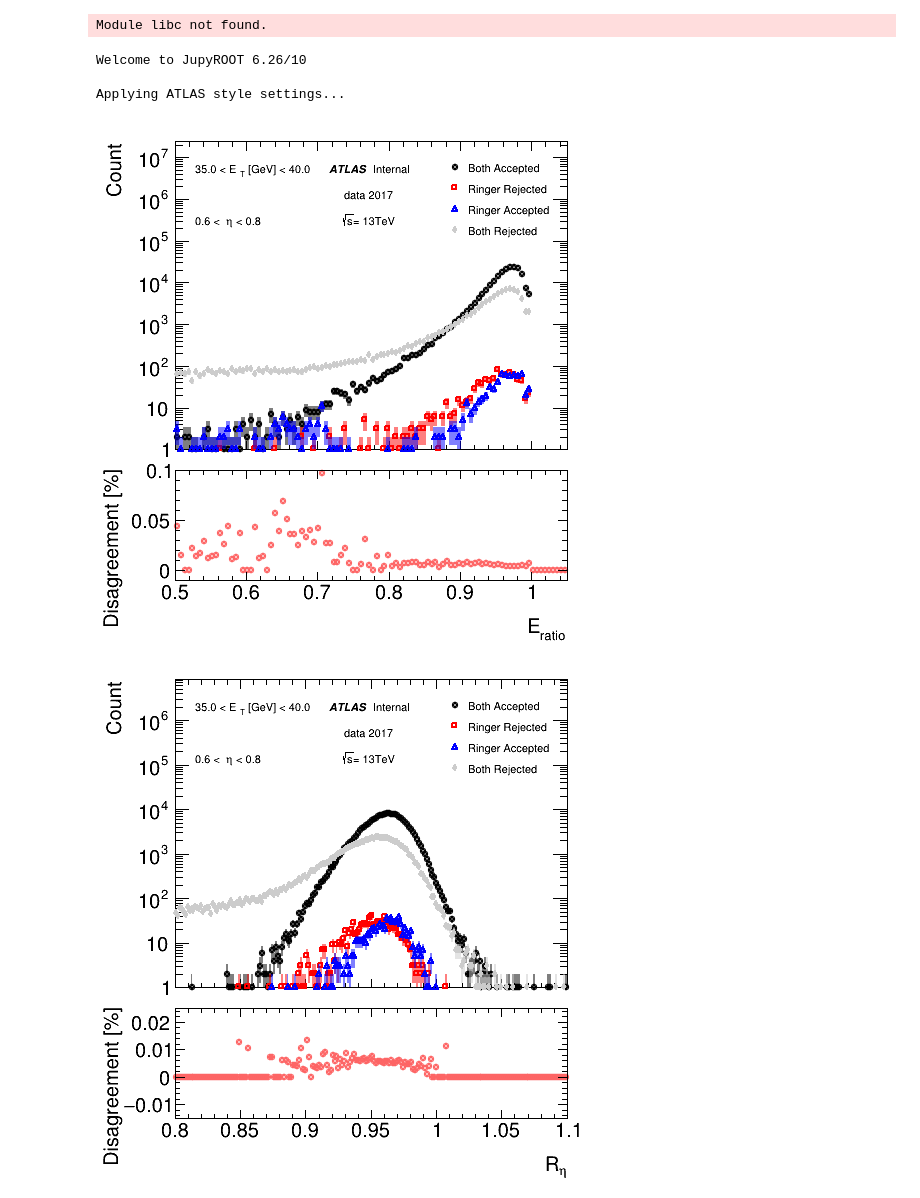
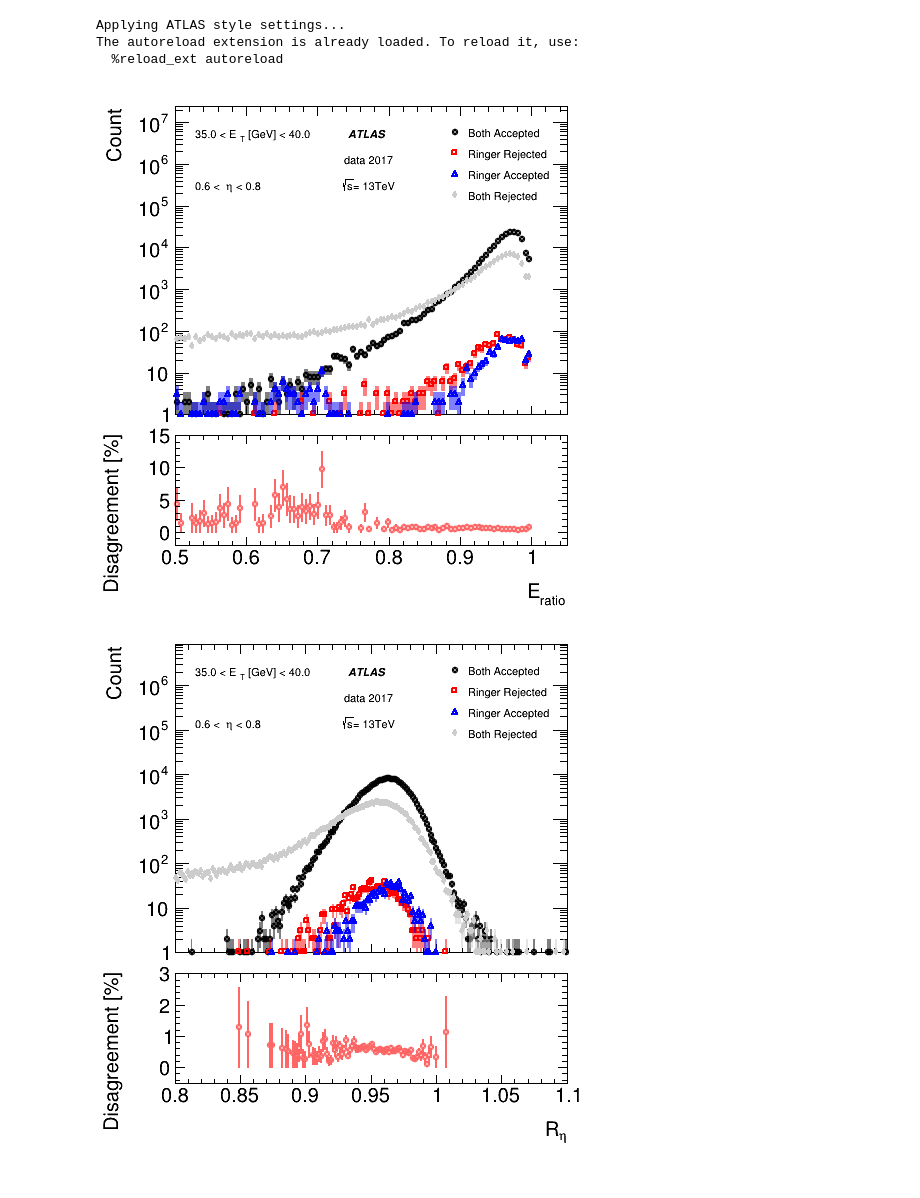
Before and after one commit to physics-office/ANA-TRIG-2021-01-PAPER, a Jupyter notebook: analysis/notebooks/03_quadrant_plots.ipynb, the cells around one changed output. Saved outputs shown, nothing was run; the diff lists cells and outputs as text; code cells hidden in the pictures.

```diff
--- a/analysis/notebooks/03_quadrant_plots.ipynb
+++ b/analysis/notebooks/03_quadrant_plots.ipynb
@@ -9,7 +9,7 @@ from copy import deepcopy
 from ROOT import kBlack,kBlue,kRed,kAzure,kGreen,kMagenta,kCyan,kOrange,kGray,kYellow,kWhite,TColor,gStyle, TH1F
 from expand_folders import expand_folders
 from prettytable import PrettyTable
-
+os.makedirs("output",exist_ok=True)
 
 rpl.set_atlas_style()
 rpl.suppress_root_warnings()
@@ -17,10 +17,9 @@ rpl.suppress_root_warnings()
 %load_ext autoreload
 %autoreload 2
 # %% [output]
-Module libc not found.
+Applying ATLAS style settings...
+The autoreload extension is already loaded. To reload it, use:
+  %reload_ext autoreload
-Welcome to JupyROOT 6.26/10
-
-Applying ATLAS style settings...
 # %%
 basepath='/mnt/cern_data/joao.pinto/data17_13TeV/files/commissioning/quadrant_EGAM1_e28_ringer_and_noringer_2017_after_ts1'
 filename='data17_13TeV.AllYear_afterTS1.EGAM1.probes_lhtight.Quadrant.root'
@@ -102,9 +101,9 @@ def plot_quadrant( h_pp, h_pr, h_rp, h_rr, xlabel='', ylabel='', rlabel=''):
     h_pr.SetMarkerStyle(54)
     h_pr.SetMarkerSize(msize)
     rpl.add_hist(h_pr, drawopt, pad='pad_top')
-    div_pr = h_pr.Clone()
-    div_pr.Divide(div_pr, ref_hist, 1.,1.,'b')
-    [div_pr.SetBinError(b,0.0) for b in range(div_pr.GetNbinsX())]
+    #div_pr = h_pr.Clone()
+    #div_pr.Divide(div_pr, ref_hist, 1.,1.,'b')
+    #[div_pr.SetBinError(b,0.0) for b in range(div_pr.GetNbinsX())]
 
     h_rp.SetLineColor( kBlue )
     h_rp.SetMarkerColor( kBlue )
@@ -113,8 +112,8 @@ def plot_quadrant( h_pp, h_pr, h_rp, h_rr, xlabel='', ylabel='', rlabel=''):
     h_rp.SetMarkerSize(msize)
     rpl.add_hist(h_rp, drawopt, pad='pad_top')
     div_rp = h_rp.Clone()
-    div_rp.Divide(div_rp, ref_hist, 1.,1.,'b')
-    [div_rp.SetBinError(b,0.0) for b in range(div_rp.GetNbinsX())]
+    #div_rp.Divide(div_rp, ref_hist, 1.,1.,'b')
+    #[div_rp.SetBinError(b,0.0) for b in range(div_rp.GetNbinsX())]
 
     h_rr.SetLineColor( kGray )
     h_rr.SetMarkerColor( kGray )
@@ -129,8 +128,15 @@ def plot_quadrant( h_pp, h_pr, h_rp, h_rr, xlabel='', ylabel='', rlabel=''):
     rpl.set_axis_labels(xlabel,ylabel,rlabel)
 
     # prepare botton plot
-    disagree_sum = div_rp.Clone()
-    disagree_sum.Add(div_pr)
+
+
+    disagree_sum = h_pr.Clone()
+    disagree_sum.Add(h_rp)
+    disagree_sum.Divide(disagree_sum, ref_hist,1,1,'b')
+
+    #disagree_sum = div_rp.Clone()
+    #disagree_sum.Add(div_pr)
+    disagree_sum.Scale(100)
     disagree_sum.SetLineColor(kRed-7)
     disagree_sum.SetMarkerColor(kRed-7)
     disagree_sum.SetMarkerStyle(53)
@@ -146,8 +152,8 @@ def plot_quadrant( h_pp, h_pr, h_rp, h_rr, xlabel='', ylabel='', rlabel=''):
 
 
 def add_top_labels( et_bin, eta_bin , legends, text='Internal', et_bins=et_bins, eta_bins=eta_bins):
-    rpl.add_text( 0.47, 0.90, 'ATLAS'   , textsize=0.025, textfont=72)
-    rpl.add_text( 0.56, 0.90, text, textsize=0.025, textfont=42)
+    rpl.add_text( 0.51, 0.90, 'ATLAS'   , textsize=0.025, textfont=72)
+    #rpl.add_text( 0.56, 0.90, text, textsize=0.025, textfont=42)
     rpl.add_text( 0.50, 0.85, 'data 2017', textsize=0.025)
     rpl.add_text( 0.495, 0.80, '#sqrt{s}= 13TeV', textsize=0.025)
 
@@ -186,33 +192,33 @@ pad = fig.get_pad("pad_top")
 pad.SetLogy()
 rpl.fix_yaxis_ranges( ignore_zeros=True, ignore_errors=True , ymaxf=1000, pad='pad_top')
 
-rpl.set_yaxis_ranges(-0.01, 0.1, pad='pad_bot')
+rpl.set_yaxis_ranges(-2, 15, pad='pad_bot')
 fig.show()
-fig.savefig('eratio.pdf')
+fig.savefig('output/eratio.pdf')
 # %% [output]
-[figure, old version]
+[figure, new version]
 # %%
 et_bin = 4
 eta_bin = 1
 fig = plot_quadrant( hists['reta'][et_bin][eta_bin]['pp'],
                      hists['reta'][et_bin][eta_bin]['pr'],
                      hists['reta'][et_bin][eta_bin]['rp'],
                      hists['reta'][et_bin][eta_bin]['rr'],
                      ylabel='Count',
                      xlabel='R_{#eta}',
                      rlabel='Disagreement [%]',
                    )
 
 add_top_labels(et_bin, eta_bin, ['Both Accepted', 'Ringer Rejected', 'Ringer Accepted', 'Both Rejected'])
 pad = fig.get_pad("pad_top")
 pad.SetLogy()
 rpl.fix_yaxis_ranges( ignore_zeros=True, ignore_errors=True , ymaxf=1000, pad='pad_top')
-rpl.set_yaxis_ranges(-0.015, 0.025, pad='pad_bot')
+rpl.set_yaxis_ranges(-0.5, 3, pad='pad_bot')
 
 fig.show()
-fig.savefig('reta.pdf')
+fig.savefig('output/reta.pdf')
 # %% [output]
-[figure, old version]
+[figure, new version]
 # %%
 et_bin = 4
 eta_bin = 1
```
Also changed, not shown: parts of 3 cells of this notebook, 4 other files.
